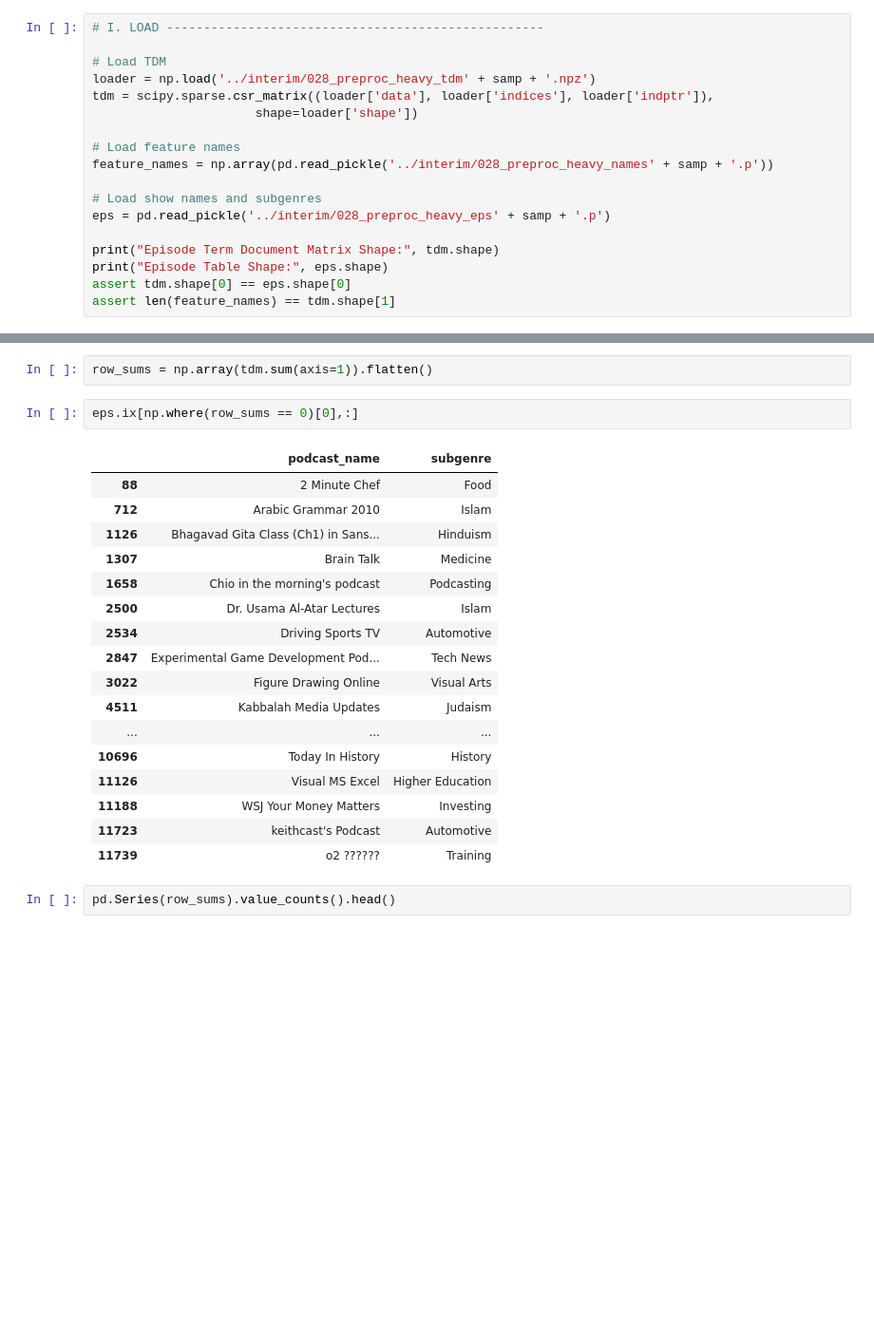
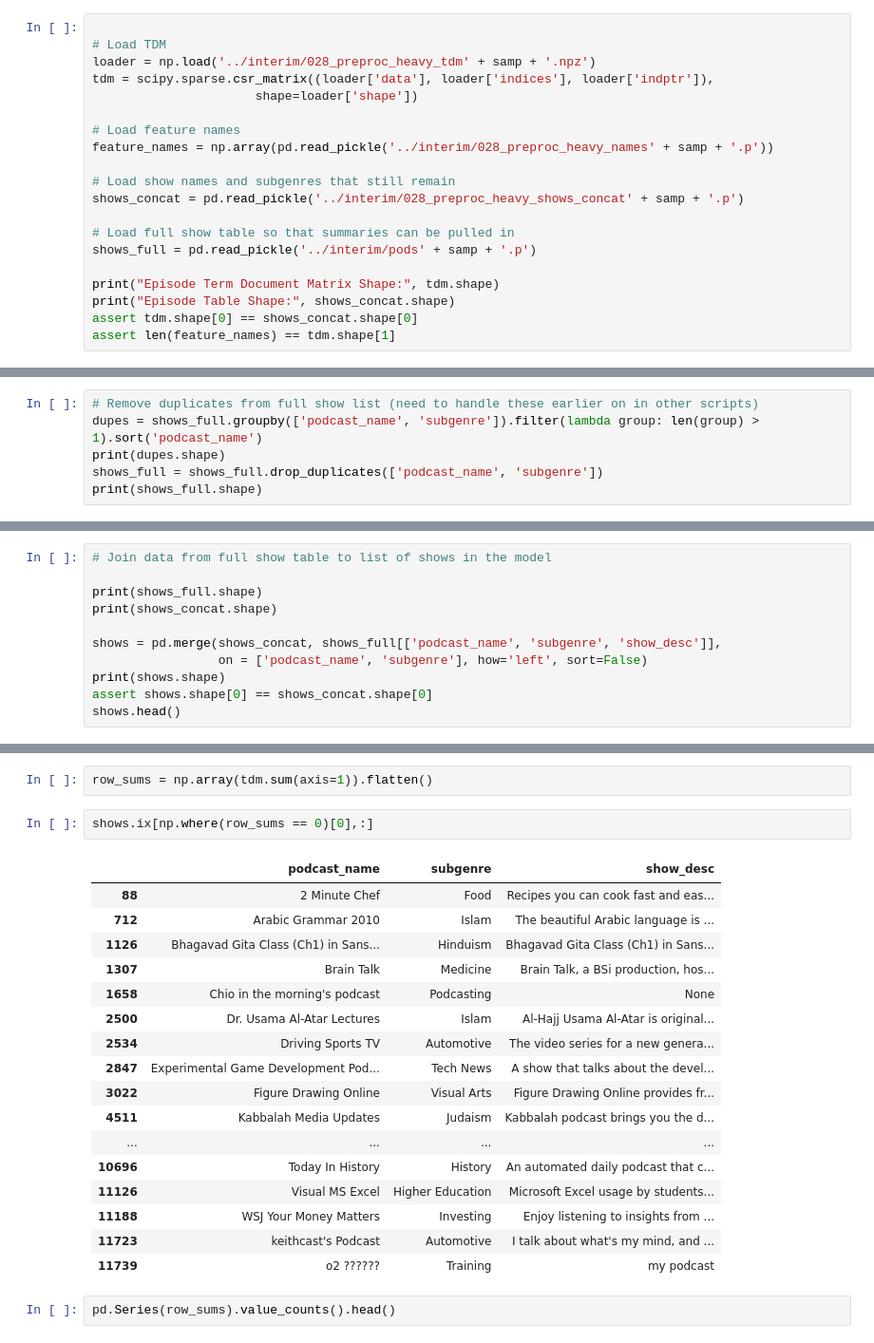
Before and after one commit to jablauvelt/podcast_micro_categories, a Jupyter notebook: notebooks/LDA.ipynb, the cells around one changed output, grey strips where cells are left out. Shown at 95% size. Cells and saved outputs as stored; diff of their text form; blank space fills up the shorter version.

```diff
--- a/notebooks/LDA.ipynb
+++ b/notebooks/LDA.ipynb
@@ -20,5 +25,4 @@ samp = '_samp' if samp else ''
 # %%
-# I. LOAD ---------------------------------------------------
 
 # Load TDM
 loader = np.load('../interim/028_preproc_heavy_tdm' + samp + '.npz')
@@ -28,12 +32,15 @@ tdm = scipy.sparse.csr_matrix((loader['data'], loader['indices'], loader['indptr
 # Load feature names
 feature_names = np.array(pd.read_pickle('../interim/028_preproc_heavy_names' + samp + '.p'))
 
-# Load show names and subgenres
-eps = pd.read_pickle('../interim/028_preproc_heavy_eps' + samp + '.p')
+# Load show names and subgenres that still remain
+shows_concat = pd.read_pickle('../interim/028_preproc_heavy_shows_concat' + samp + '.p')
+
+# Load full show table so that summaries can be pulled in
+shows_full = pd.read_pickle('../interim/pods' + samp + '.p')
 
 print("Episode Term Document Matrix Shape:", tdm.shape)
-print("Episode Table Shape:", eps.shape)
-assert tdm.shape[0] == eps.shape[0]
+print("Episode Table Shape:", shows_concat.shape)
+assert tdm.shape[0] == shows_concat.shape[0]
 assert len(feature_names) == tdm.shape[1]
 # %% [output]
 Episode Term Document Matrix Shape: (11795, 58684)
@@ -57,0 +48,6 @@ array([[0, 0, 0, 0, 0, 0, 0, 0, 0, 0, 0, 0, 0, 0, 0, 0, 0, 0, 0, 0],
+# %%
+# Remove duplicates from full show list (need to handle these earlier on in other scripts)
+dupes = shows_full.groupby(['podcast_name', 'subgenre']).filter(lambda group: len(group) > 1).sort('podcast_name')
+print(dupes.shape)
+shows_full = shows_full.drop_duplicates(['podcast_name', 'subgenre'])
+print(shows_full.shape)
@@ -57,0 +57,11 @@ array([[0, 0, 0, 0, 0, 0, 0, 0, 0, 0, 0, 0, 0, 0, 0, 0, 0, 0, 0, 0],
+# %%
+# Join data from full show table to list of shows in the model
+
+print(shows_full.shape)
+print(shows_concat.shape)
+
+shows = pd.merge(shows_concat, shows_full[['podcast_name', 'subgenre', 'show_desc']],
+                 on = ['podcast_name', 'subgenre'], how='left', sort=False)
+print(shows.shape)
+assert shows.shape[0] == shows_concat.shape[0]
+shows.head()
@@ -60,25 +89,25 @@ array([[0, 0, 0, 0, 0, 0, 0, 0, 0, 0, 0, 0, 0, 0, 0, 0, 0, 0, 0, 0],
 # %%
 row_sums = np.array(tdm.sum(axis=1)).flatten()
 # %%
-eps.ix[np.where(row_sums == 0)[0],:]
+shows.ix[np.where(row_sums == 0)[0],:]
 # %% [output]
-|  | podcast_name | subgenre |
-| 88 | 2 Minute Chef | Food |
-| 712 | Arabic Grammar 2010 | Islam |
-| 1126 | Bhagavad Gita Class (Ch1) in Sans... | Hinduism |
-| 1307 | Brain Talk | Medicine |
-| 1658 | Chio in the morning's podcast | Podcasting |
-| 2500 | Dr. Usama Al-Atar Lectures | Islam |
-| 2534 | Driving Sports TV | Automotive |
-| 2847 | Experimental Game Development Pod... | Tech News |
-| 3022 | Figure Drawing Online | Visual Arts |
-| 4511 | Kabbalah Media Updates | Judaism |
-| ... | ... | ... |
-| 10696 | Today In History | History |
-| 11126 | Visual MS Excel | Higher Education |
-| 11188 | WSJ Your Money Matters | Investing |
-| 11723 | keithcast's Podcast | Automotive |
-| 11739 | o2 ?????? | Training |
+|  | podcast_name | subgenre | show_desc |
+| 88 | 2 Minute Chef | Food | Recipes you can cook fast and eas... |
+| 712 | Arabic Grammar 2010 | Islam | The beautiful Arabic language is ... |
+| 1126 | Bhagavad Gita Class (Ch1) in Sans... | Hinduism | Bhagavad Gita Class (Ch1) in Sans... |
+| 1307 | Brain Talk | Medicine | Brain Talk, a BSi production, hos... |
+| 1658 | Chio in the morning's podcast | Podcasting | None |
+| 2500 | Dr. Usama Al-Atar Lectures | Islam | Al-Hajj Usama Al-Atar is original... |
+| 2534 | Driving Sports TV | Automotive | The video series for a new genera... |
+| 2847 | Experimental Game Development Pod... | Tech News | A show that talks about the devel... |
+| 3022 | Figure Drawing Online | Visual Arts | Figure Drawing Online provides fr... |
+| 4511 | Kabbalah Media Updates | Judaism | Kabbalah podcast brings you the d... |
+| ... | ... | ... | ... |
+| 10696 | Today In History | History | An automated daily podcast that c... |
+| 11126 | Visual MS Excel | Higher Education | Microsoft Excel usage by students... |
+| 11188 | WSJ Your Money Matters | Investing | Enjoy listening to insights from ... |
+| 11723 | keithcast's Podcast | Automotive | I talk about what's my mind, and ... |
+| 11739 | o2 ?????? | Training | my podcast |
 # %%
 pd.Series(row_sums).value_counts().head()
 # %% [output]
```
Also changed, not shown: parts of 20 cells of this notebook.
